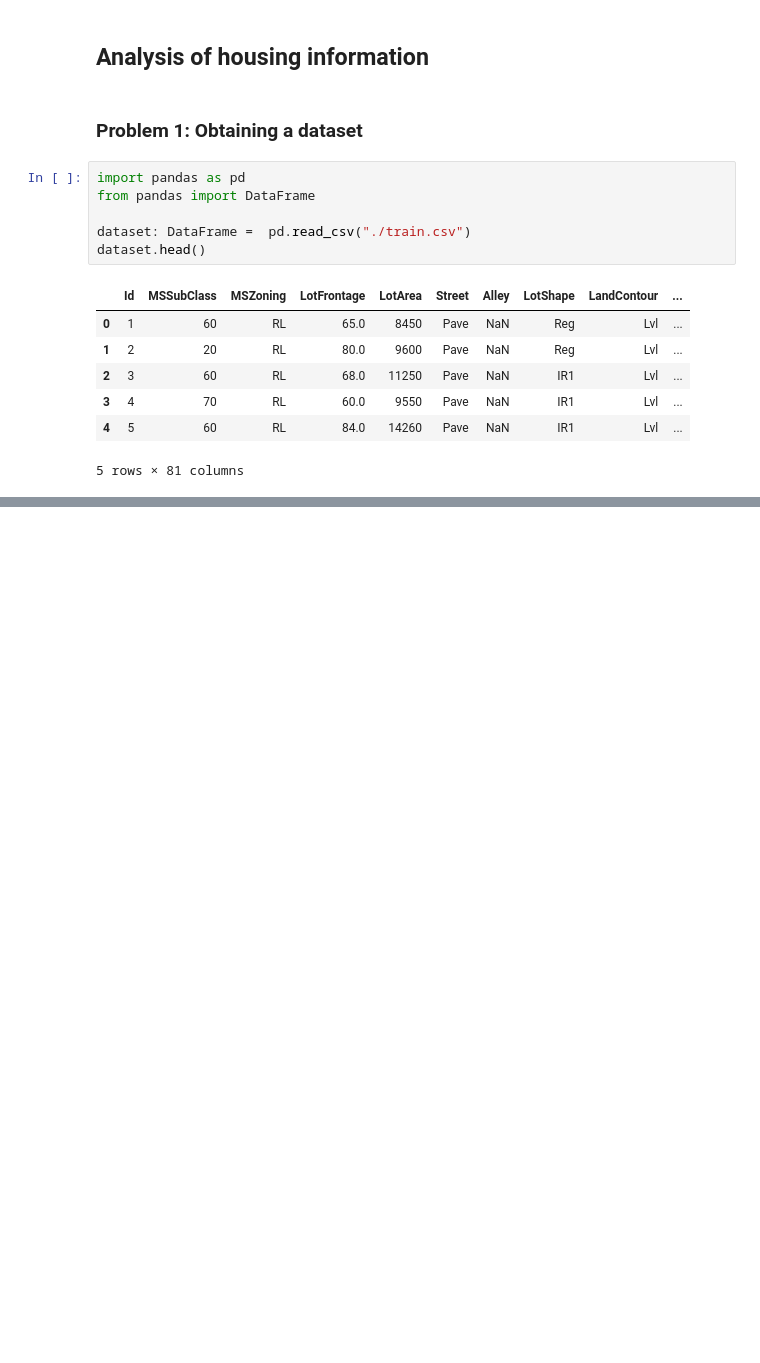
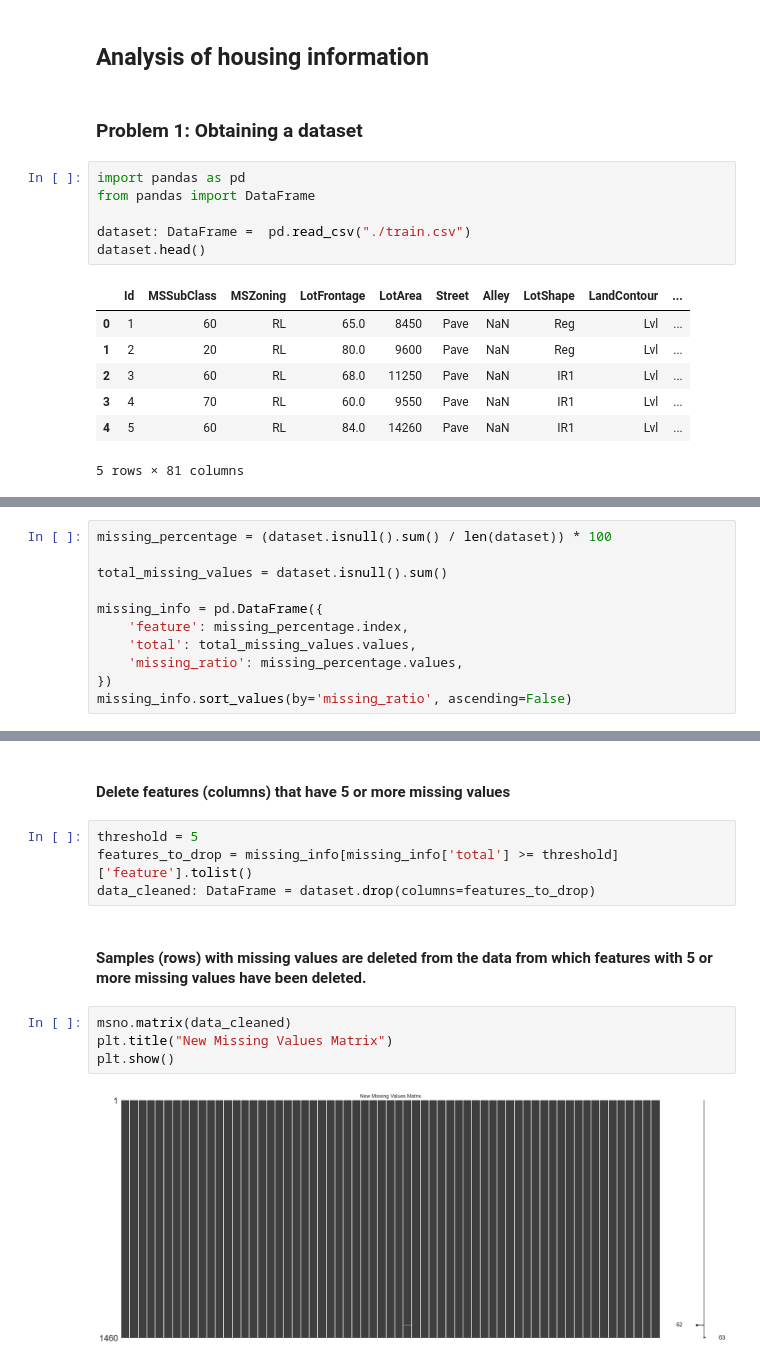
Before and after one commit to David-Jr/divic-ml-course-assignments, a Jupyter notebook: housing-information-analysis/housing-information-analysis.ipynb, the cells around one changed output, grey strips where cells are left out. Saved outputs shown, nothing was run; the diff lists cells and outputs as text; blank space fills up the shorter version.

```diff
--- a/housing-information-analysis/housing-information-analysis.ipynb
+++ b/housing-information-analysis/housing-information-analysis.ipynb
@@ -18,0 +123,11 @@ dataset.head()
+# %%
+missing_percentage = (dataset.isnull().sum() / len(dataset)) * 100
+
+total_missing_values = dataset.isnull().sum()
+
+missing_info = pd.DataFrame({
+    'feature': missing_percentage.index,
+    'total': total_missing_values.values,
+    'missing_ratio': missing_percentage.values,
+})
+missing_info.sort_values(by='missing_ratio', ascending=False)
@@ -18,0 +148,14 @@ dataset.head()
+# %% [markdown]
+#### Delete features (columns) that have 5 or more missing values
+# %%
+threshold = 5
+features_to_drop = missing_info[missing_info['total'] >= threshold]['feature'].tolist()
+data_cleaned: DataFrame = dataset.drop(columns=features_to_drop)
+# %% [markdown]
+#### Samples (rows) with missing values are deleted from the data from which features with 5 or more missing values have been deleted.
+# %%
+msno.matrix(data_cleaned)
+plt.title("New Missing Values Matrix")
+plt.show()
+# %% [output]
+[figure, added]
```
Also changed, not shown: parts of 14 cells of this notebook.
